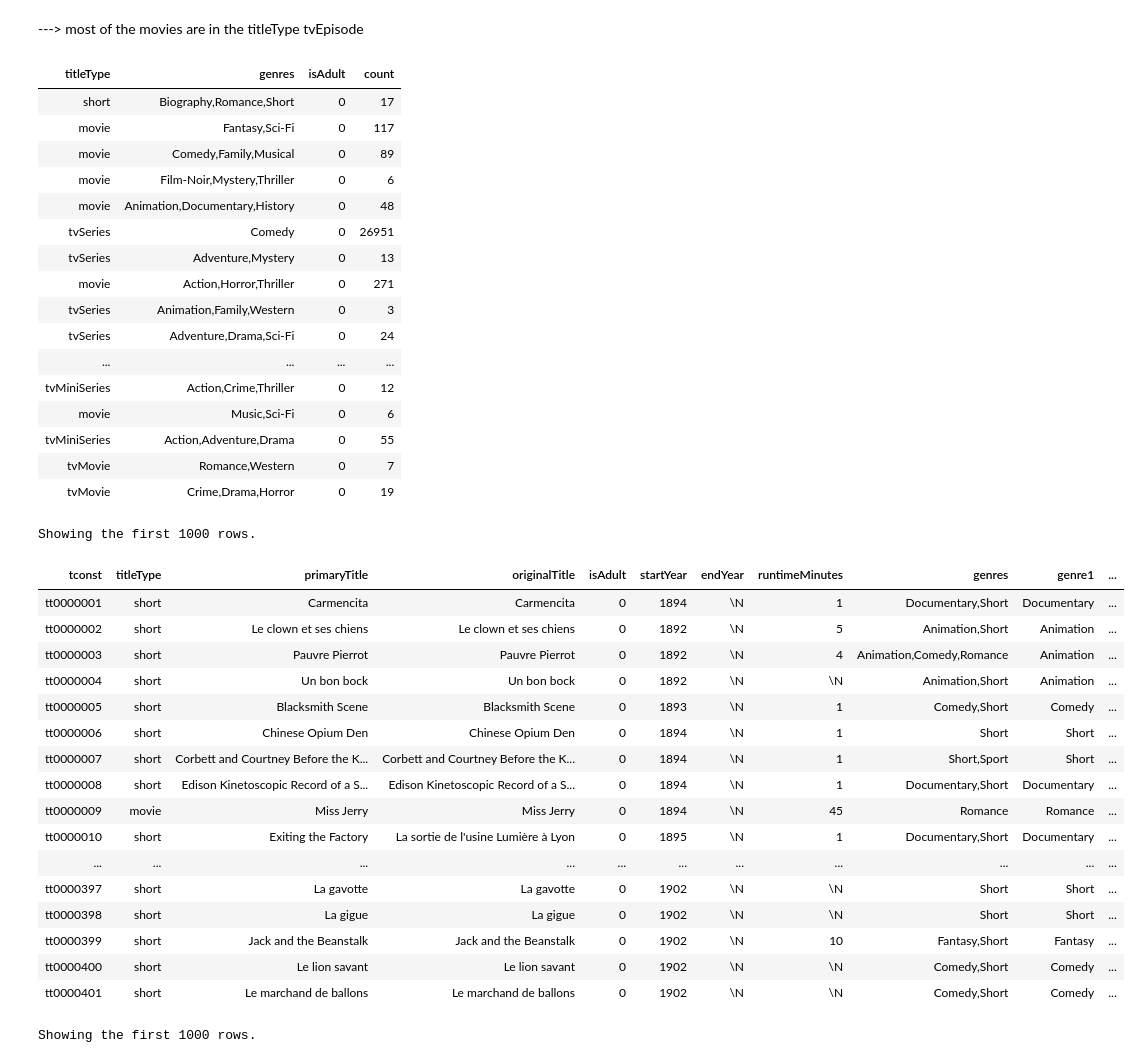
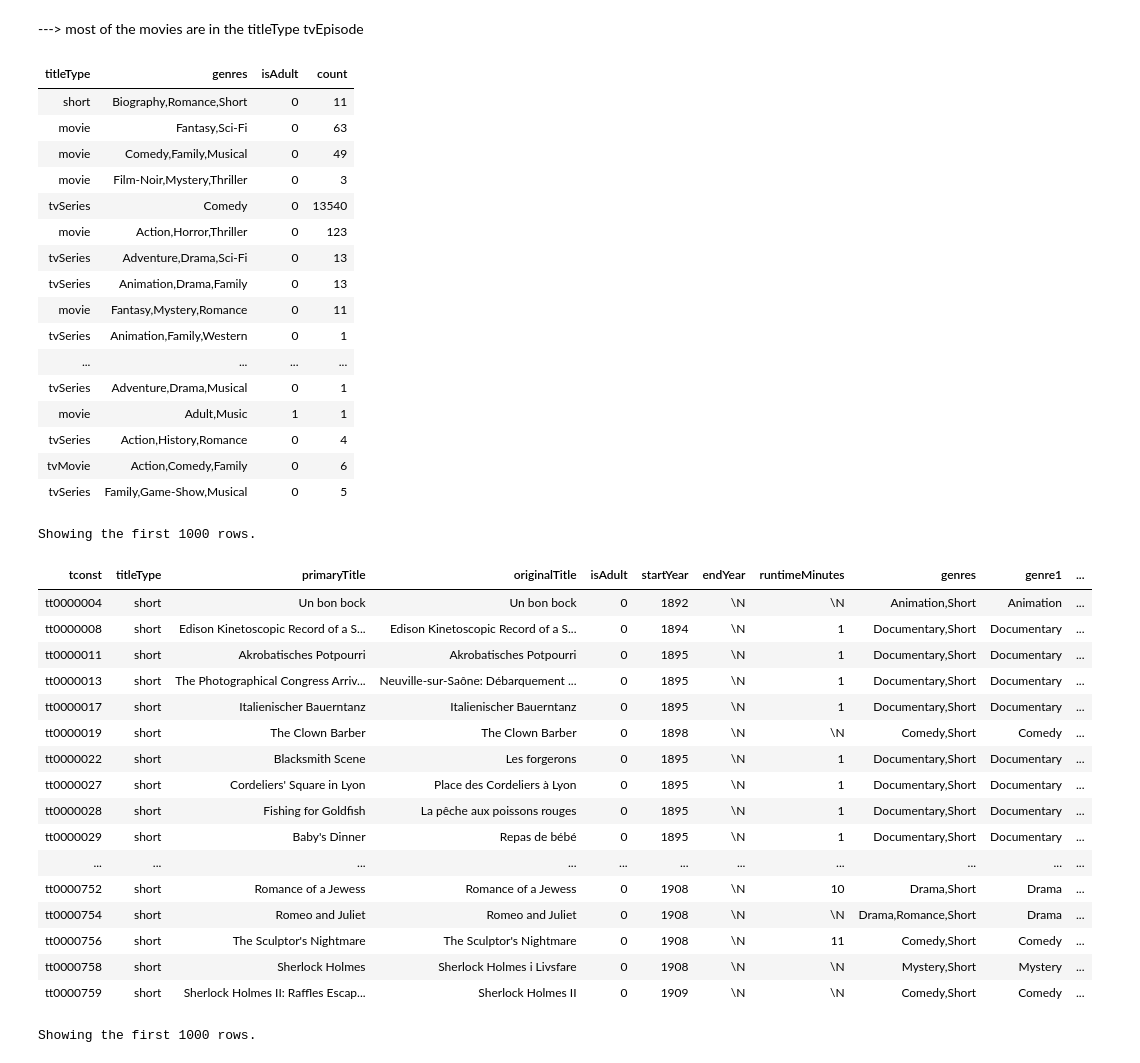
Before and after one commit to yaedin/imdb_project, a Jupyter notebook: EDA/imdb_norbert.ipynb, the cells around one changed output. Saved outputs shown, nothing was run; the diff lists cells and outputs as text; code cells hidden in the pictures.

Commit message:
EDA - Basics Teil 3

```diff
--- a/EDA/imdb_norbert.ipynb
+++ b/EDA/imdb_norbert.ipynb
@@ -65,7 +65,10 @@ spark.version
 # %%
 # Import of the dataset
 
-df_basics_original = spark.read.load("dbfs:/mnt/data/TSV/title.basics.tsv",
+df_basics = spark.read.load("dbfs:/mnt/data/TSV/title.basics.tsv",
                            format="csv", sep="\t", inferSchema="true", header="true")
 # %% [output]
 [interactive output not drawn]
+# %%
+# Creating  a sample file with 50% of the dataset
+df_basics_sample = df_basics.sample(False, 0.5, 42)
@@ -189,50 +191,50 @@ display(groupBy_output)
 # %%
 # GroupBy the genres and count the sum
 
-groupBy_output = df_basics.groupBy("titleType", "genres","isAdult").count()
+groupBy_output = df_basics_sample.groupBy("titleType", "genres","isAdult").count()
 display(groupBy_output)
 # %% [output]
 | titleType | genres | isAdult | count |
-| short | Biography,Romance,Short | 0 | 17 |
-| movie | Fantasy,Sci-Fi | 0 | 117 |
-| movie | Comedy,Family,Musical | 0 | 89 |
-| movie | Film-Noir,Mystery,Thriller | 0 | 6 |
-| movie | Animation,Documentary,History | 0 | 48 |
-| tvSeries | Comedy | 0 | 26951 |
-| tvSeries | Adventure,Mystery | 0 | 13 |
-| movie | Action,Horror,Thriller | 0 | 271 |
-| tvSeries | Animation,Family,Western | 0 | 3 |
-| tvSeries | Adventure,Drama,Sci-Fi | 0 | 24 |
+| short | Biography,Romance,Short | 0 | 11 |
+| movie | Fantasy,Sci-Fi | 0 | 63 |
+| movie | Comedy,Family,Musical | 0 | 49 |
+| movie | Film-Noir,Mystery,Thriller | 0 | 3 |
+| tvSeries | Comedy | 0 | 13540 |
+| movie | Action,Horror,Thriller | 0 | 123 |
+| tvSeries | Adventure,Drama,Sci-Fi | 0 | 13 |
+| tvSeries | Animation,Drama,Family | 0 | 13 |
+| movie | Fantasy,Mystery,Romance | 0 | 11 |
+| tvSeries | Animation,Family,Western | 0 | 1 |
 | ... | ... | ... | ... |
-| tvMiniSeries | Action,Crime,Thriller | 0 | 12 |
-| movie | Music,Sci-Fi | 0 | 6 |
-| tvMiniSeries | Action,Adventure,Drama | 0 | 55 |
-| tvMovie | Romance,Western | 0 | 7 |
-| tvMovie | Crime,Drama,Horror | 0 | 19 |
+| tvSeries | Adventure,Drama,Musical | 0 | 1 |
+| movie | Adult,Music | 1 | 1 |
+| tvSeries | Action,History,Romance | 0 | 4 |
+| tvMovie | Action,Comedy,Family | 0 | 6 |
+| tvSeries | Family,Game-Show,Musical | 0 | 5 |
 Showing the first 1000 rows.
 # %%
 # Split of the genres column in genre 1, 2, 3
 
-df_basics_encode = df_basics.withColumn("genre1", split(col("genres"), ",").getItem(0)).withColumn("genre2", split(col("genres"), ",").getItem(1)).withColumn("genre3", split(col("genres"), ",").getItem(2))
+df_basics_encode = df_basics_sample.withColumn("genre1", split(col("genres"), ",").getItem(0)).withColumn("genre2", split(col("genres"), ",").getItem(1)).withColumn("genre3", split(col("genres"), ",").getItem(2))
 df_basics_encode.display()
 # %% [output]
 | tconst | titleType | primaryTitle | originalTitle | isAdult | startYear | endYear | runtimeMinutes | genres | genre1 | ... |
-| tt0000001 | short | Carmencita | Carmencita | 0 | 1894 | \N | 1 | Documentary,Short | Documentary | ... |
-| tt0000002 | short | Le clown et ses chiens | Le clown et ses chiens | 0 | 1892 | \N | 5 | Animation,Short | Animation | ... |
-| tt0000003 | short | Pauvre Pierrot | Pauvre Pierrot | 0 | 1892 | \N | 4 | Animation,Comedy,Romance | Animation | ... |
 | tt0000004 | short | Un bon bock | Un bon bock | 0 | 1892 | \N | \N | Animation,Short | Animation | ... |
-| tt0000005 | short | Blacksmith Scene | Blacksmith Scene | 0 | 1893 | \N | 1 | Comedy,Short | Comedy | ... |
-| tt0000006 | short | Chinese Opium Den | Chinese Opium Den | 0 | 1894 | \N | 1 | Short | Short | ... |
-| tt0000007 | short | Corbett and Courtney Before the K... | Corbett and Courtney Before the K... | 0 | 1894 | \N | 1 | Short,Sport | Short | ... |
 | tt0000008 | short | Edison Kinetoscopic Record of a S... | Edison Kinetoscopic Record of a S... | 0 | 1894 | \N | 1 | Documentary,Short | Documentary | ... |
-| tt0000009 | movie | Miss Jerry | Miss Jerry | 0 | 1894 | \N | 45 | Romance | Romance | ... |
-| tt0000010 | short | Exiting the Factory | La sortie de l'usine Lumière à Lyon | 0 | 1895 | \N | 1 | Documentary,Short | Documentary | ... |
+| tt0000011 | short | Akrobatisches Potpourri | Akrobatisches Potpourri | 0 | 1895 | \N | 1 | Documentary,Short | Documentary | ... |
+| tt0000013 | short | The Photographical Congress Arriv... | Neuville-sur-Saône: Débarquement ... | 0 | 1895 | \N | 1 | Documentary,Short | Documentary | ... |
+| tt0000017 | short | Italienischer Bauerntanz | Italienischer Bauerntanz | 0 | 1895 | \N | 1 | Documentary,Short | Documentary | ... |
+| tt0000019 | short | The Clown Barber | The Clown Barber | 0 | 1898 | \N | \N | Comedy,Short | Comedy | ... |
+| tt0000022 | short | Blacksmith Scene | Les forgerons | 0 | 1895 | \N | 1 | Documentary,Short | Documentary | ... |
+| tt0000027 | short | Cordeliers' Square in Lyon | Place des Cordeliers à Lyon | 0 | 1895 | \N | 1 | Documentary,Short | Documentary | ... |
+| tt0000028 | short | Fishing for Goldfish | La pêche aux poissons rouges | 0 | 1895 | \N | 1 | Documentary,Short | Documentary | ... |
+| tt0000029 | short | Baby's Dinner | Repas de bébé | 0 | 1895 | \N | 1 | Documentary,Short | Documentary | ... |
 | ... | ... | ... | ... | ... | ... | ... | ... | ... | ... | ... |
-| tt0000397 | short | La gavotte | La gavotte | 0 | 1902 | \N | \N | Short | Short | ... |
-| tt0000398 | short | La gigue | La gigue | 0 | 1902 | \N | \N | Short | Short | ... |
-| tt0000399 | short | Jack and the Beanstalk | Jack and the Beanstalk | 0 | 1902 | \N | 10 | Fantasy,Short | Fantasy | ... |
-| tt0000400 | short | Le lion savant | Le lion savant | 0 | 1902 | \N | \N | Comedy,Short | Comedy | ... |
-| tt0000401 | short | Le marchand de ballons | Le marchand de ballons | 0 | 1902 | \N | \N | Comedy,Short | Comedy | ... |
+| tt0000752 | short | Romance of a Jewess | Romance of a Jewess | 0 | 1908 | \N | 10 | Drama,Short | Drama | ... |
+| tt0000754 | short | Romeo and Juliet | Romeo and Juliet | 0 | 1908 | \N | \N | Drama,Romance,Short | Drama | ... |
+| tt0000756 | short | The Sculptor's Nightmare | The Sculptor's Nightmare | 0 | 1908 | \N | 11 | Comedy,Short | Comedy | ... |
+| tt0000758 | short | Sherlock Holmes | Sherlock Holmes i Livsfare | 0 | 1908 | \N | \N | Mystery,Short | Mystery | ... |
+| tt0000759 | short | Sherlock Holmes II: Raffles Escap... | Sherlock Holmes II | 0 | 1909 | \N | \N | Comedy,Short | Comedy | ... |
 Showing the first 1000 rows.
 # %%
 # Transform genre columns into StringIndexer
```
Also changed, not shown: parts of 25 cells of this notebook.
